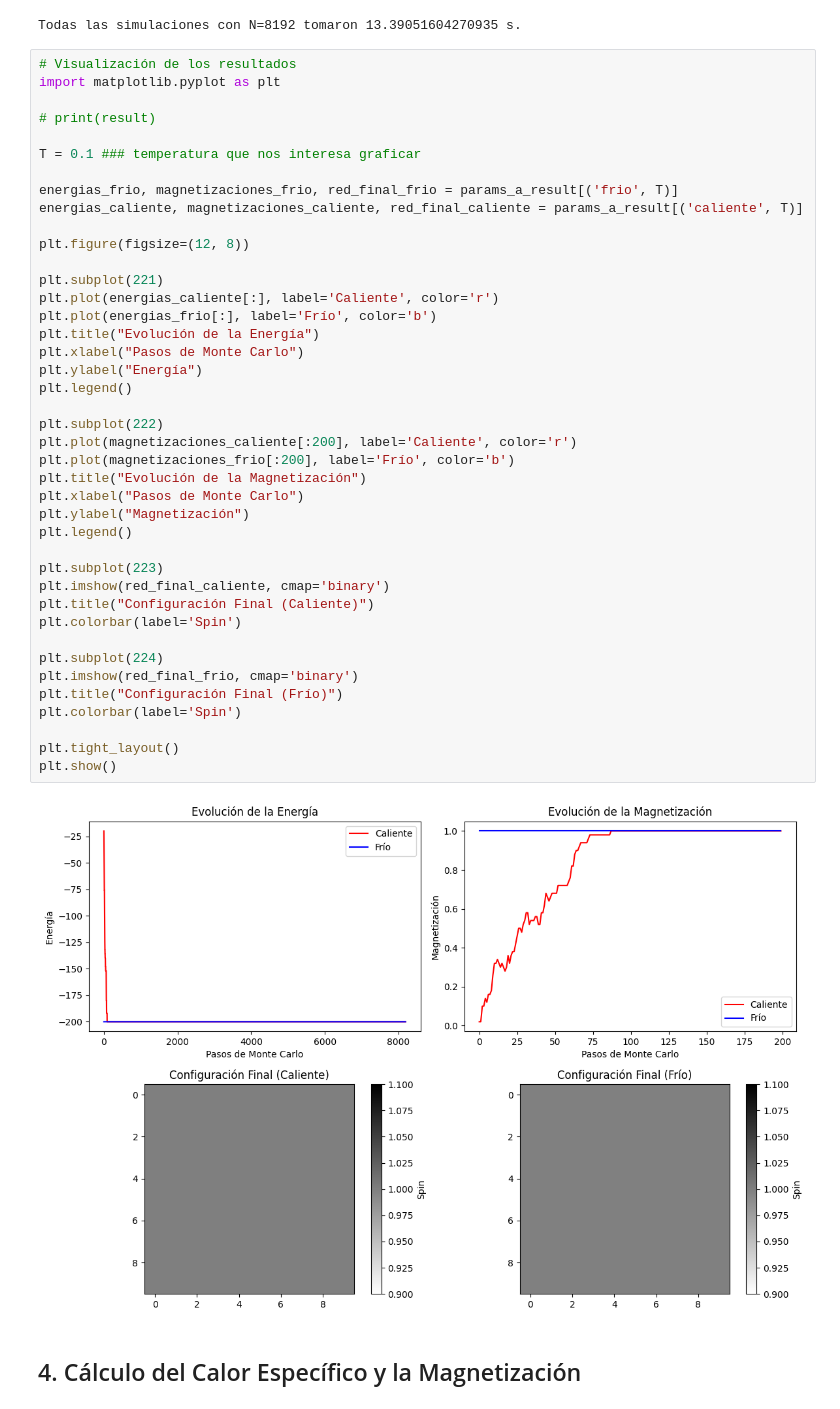
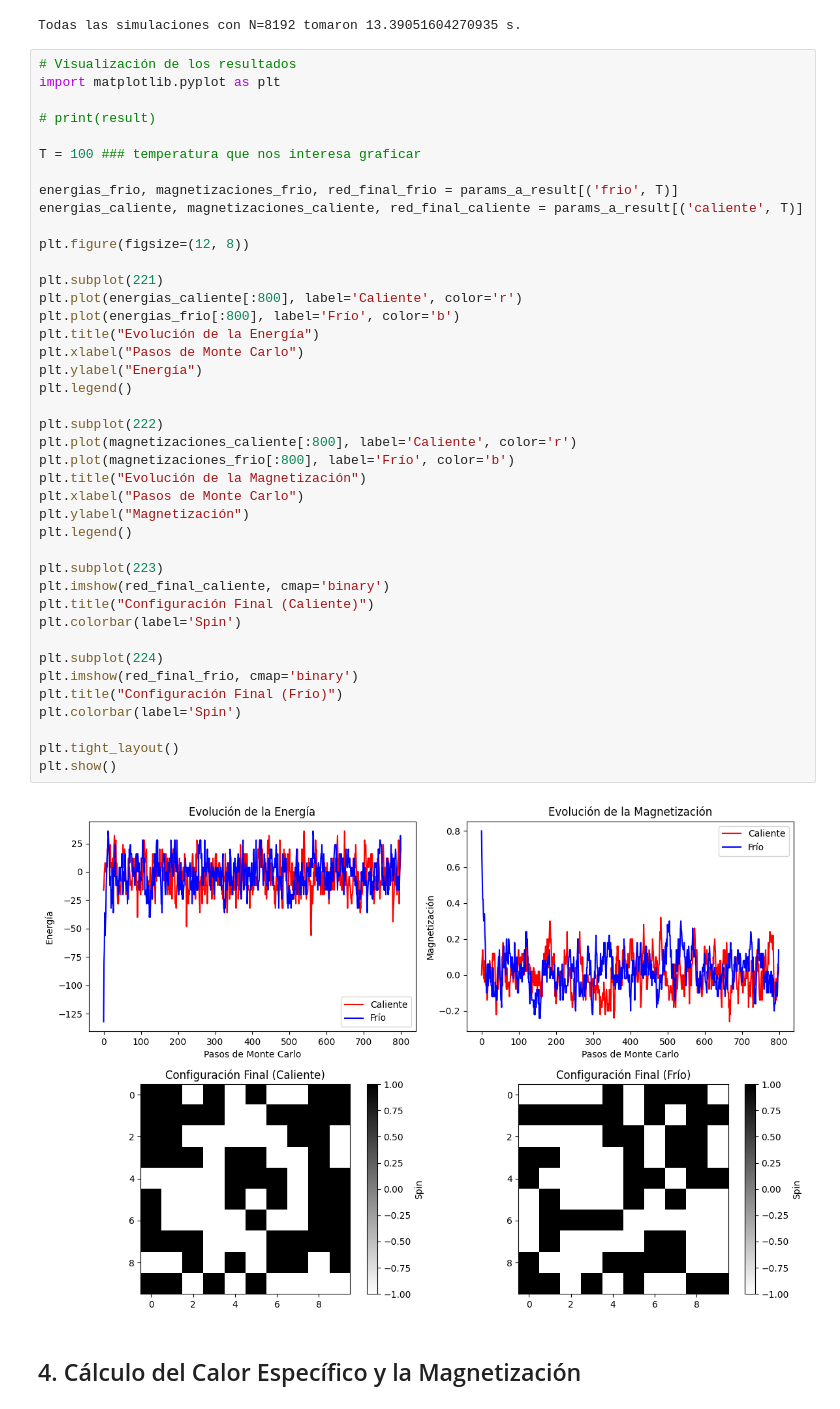
Before and after one commit to BrianDL/fisica_computacional, a Jupyter notebook: 3 - Modelo de Ising/ising.ipynb, the cells around one changed output. Saved outputs shown, nothing was run; the diff lists cells and outputs as text.

```diff
--- a/3 - Modelo de Ising/ising.ipynb
+++ b/3 - Modelo de Ising/ising.ipynb
@@ -203,43 +203,43 @@ import matplotlib.pyplot as plt
 
 # print(result)
 
-T = 0.1 ### temperatura que nos interesa graficar
+T = 100 ### temperatura que nos interesa graficar
 
 energias_frio, magnetizaciones_frio, red_final_frio = params_a_result[('frio', T)]
 energias_caliente, magnetizaciones_caliente, red_final_caliente = params_a_result[('caliente', T)]
 
 plt.figure(figsize=(12, 8))
 
 plt.subplot(221)
-plt.plot(energias_caliente[:], label='Caliente', color='r')
-plt.plot(energias_frio[:], label='Frío', color='b')
+plt.plot(energias_caliente[:800], label='Caliente', color='r')
+plt.plot(energias_frio[:800], label='Frío', color='b')
 plt.title("Evolución de la Energía")
 plt.xlabel("Pasos de Monte Carlo")
 plt.ylabel("Energía")
 plt.legend()
 
 plt.subplot(222)
-plt.plot(magnetizaciones_caliente[:200], label='Caliente', color='r')
-plt.plot(magnetizaciones_frio[:200], label='Frío', color='b')
+plt.plot(magnetizaciones_caliente[:800], label='Caliente', color='r')
+plt.plot(magnetizaciones_frio[:800], label='Frío', color='b')
 plt.title("Evolución de la Magnetización")
 plt.xlabel("Pasos de Monte Carlo")
 plt.ylabel("Magnetización")
 plt.legend()
 
 plt.subplot(223)
 plt.imshow(red_final_caliente, cmap='binary')
 plt.title("Configuración Final (Caliente)")
 plt.colorbar(label='Spin')
 
 plt.subplot(224)
 plt.imshow(red_final_frio, cmap='binary')
 plt.title("Configuración Final (Frío)")
 plt.colorbar(label='Spin')
 
 plt.tight_layout()
 plt.show()
 # %% [output]
-[figure, old version]
+[figure, new version]
 # %% [markdown]
 ## 4. Cálculo del Calor Específico y la Magnetización
 # %%
```
Also changed, not shown: parts of 4 cells of this notebook.
